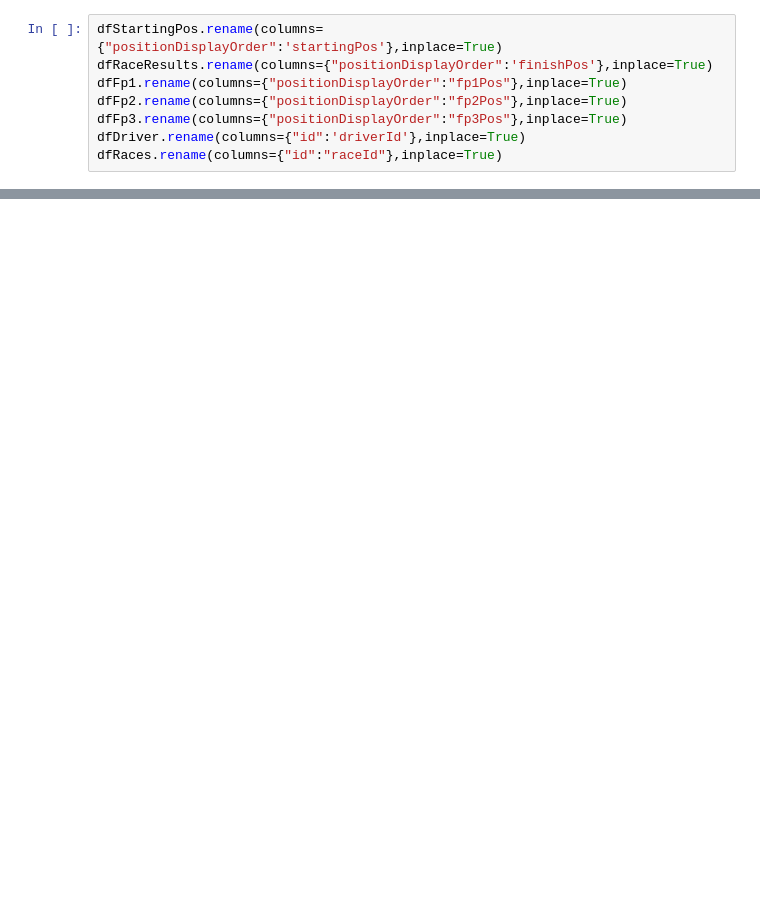
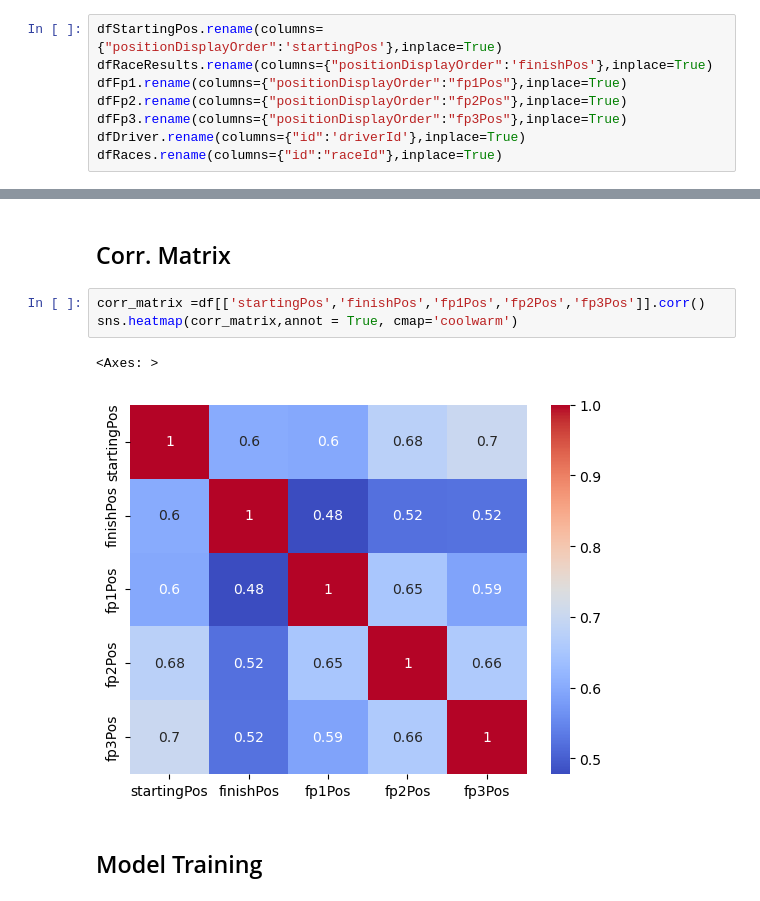
Before and after one commit to BaghettiGH/Predict-F1-Podium, a Jupyter notebook: F1WinnerPrediction.ipynb, the cells around one changed output, grey strips where cells are left out. Drawn from its saved outputs; the diff is of its cells as text; blank space fills up the shorter version.

```diff
--- a/F1WinnerPrediction.ipynb
+++ b/F1WinnerPrediction.ipynb
@@ -115,0 +149,10 @@ dtype: int64
+# %% [markdown]
+## Corr. Matrix
+# %%
+corr_matrix =df[['startingPos','finishPos','fp1Pos','fp2Pos','fp3Pos']].corr()
+sns.heatmap(corr_matrix,annot = True, cmap='coolwarm')
+# %% [output]
+<Axes: >
+[figure, added]
+# %% [markdown]
+## Model Training
```
Also changed, not shown: parts of 8 cells of this notebook.
